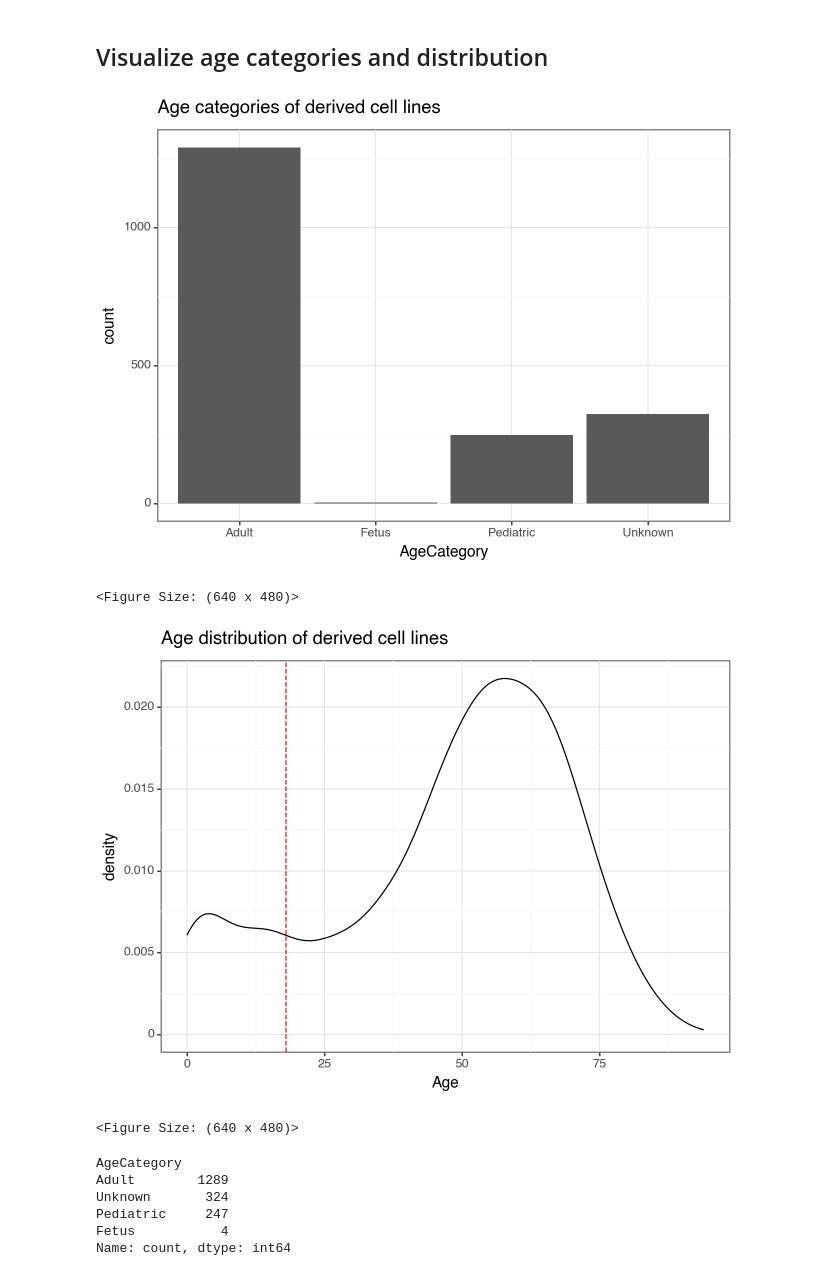
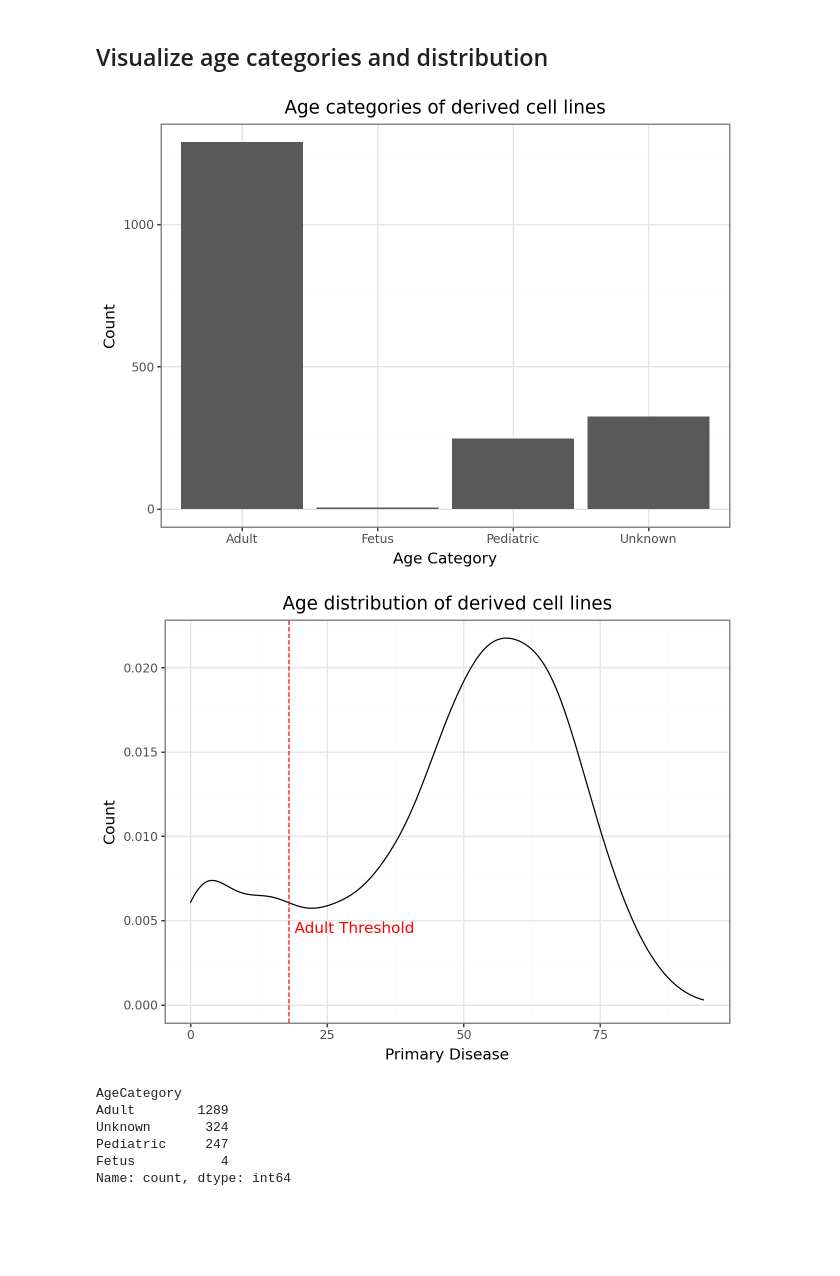
Before and after one commit to WayScience/gene_dependency_representations, a Jupyter notebook: 1.data-exploration/1.model_data_visualization.ipynb, the cells around one changed output. Cells and saved outputs as stored; diff of their text form; code cells hidden in the pictures; blank space fills up the shorter version.

```diff
--- a/1.data-exploration/1.model_data_visualization.ipynb
+++ b/1.data-exploration/1.model_data_visualization.ipynb
@@ -138,27 +150,32 @@ figures/sample_cancer_types_bar_chart.png
 # %%
 age_categories_bar = (
     gg.ggplot(model_df, gg.aes(x="AgeCategory"))
     + gg.geom_bar()
     + gg.ggtitle(
         f"Age categories of derived cell lines"
     )
+    + gg.xlab("Age Category")
+    + gg.ylab("Count")
     + gg.theme_bw()
 )
 
 age_categories_bar.save(age_category_output_figure, dpi=500)
 
 age_categories_bar
 # %% [output]
-[figure, old version]
+[figure, new version]
-<Figure Size: (640 x 480)>
 # %%
+#What is this trying to say? Expand README for sure
 age_distribution_plot = (
     gg.ggplot(model_df, gg.aes(x="Age"))
     + gg.geom_density()
     + gg.geom_vline(xintercept=adult_threshold, linetype="dashed", color="red")
+    + annotate(geom="text", x=30, y = 0.0045, label="Adult Threshold", color="red")
     + gg.ggtitle(
         f"Age distribution of derived cell lines"
     )
+    + gg.xlab("Primary Disease")
+    + gg.ylab("Count")
     + gg.theme_bw()
 )
 
@@ -166,8 +183,7 @@ age_distribution_plot.save(age_distribution_output_figure, dpi=500)
 
 age_distribution_plot
 # %% [output]
-[figure, old version]
+[figure, new version]
-<Figure Size: (640 x 480)>
 # %%
 model_df['AgeCategory'].value_counts()
 # %% [output]
```
Also changed, not shown: parts of 6 cells of this notebook, 18 other files.
